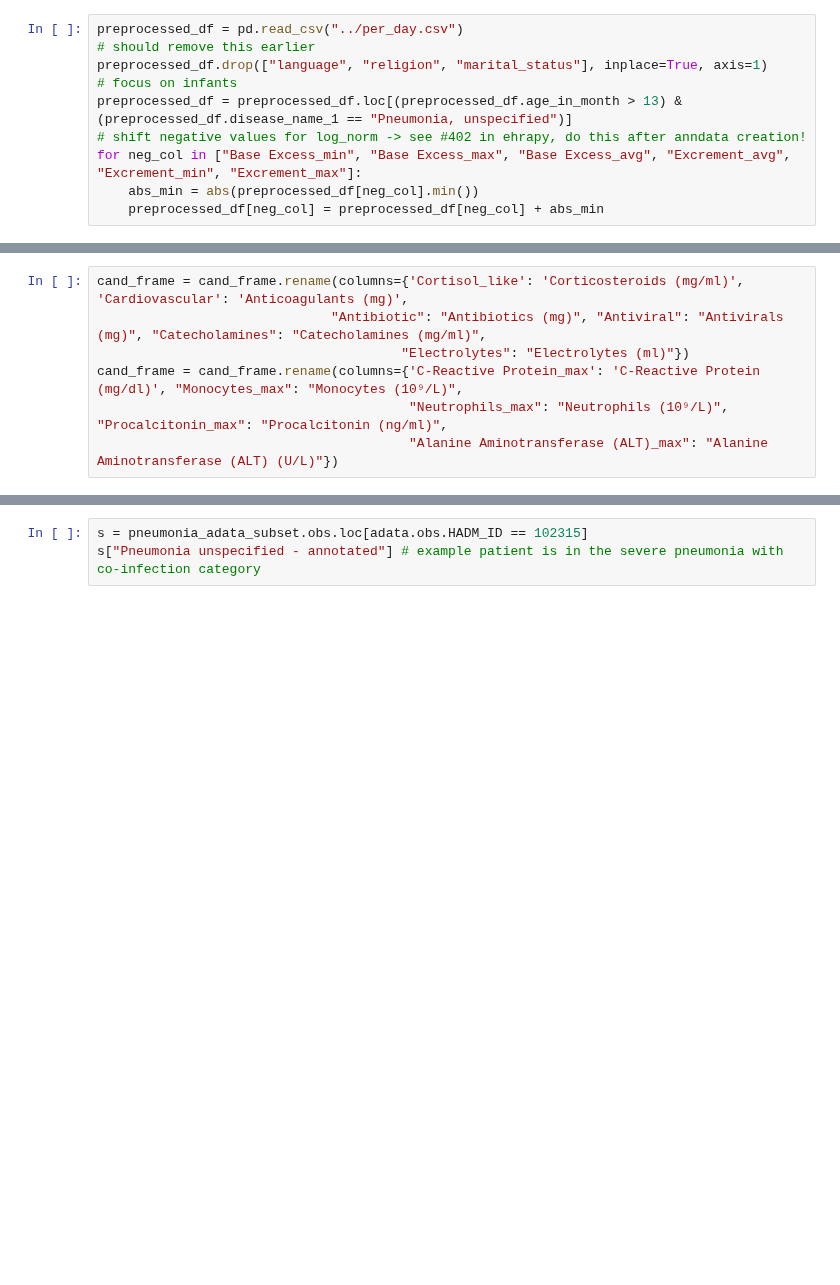
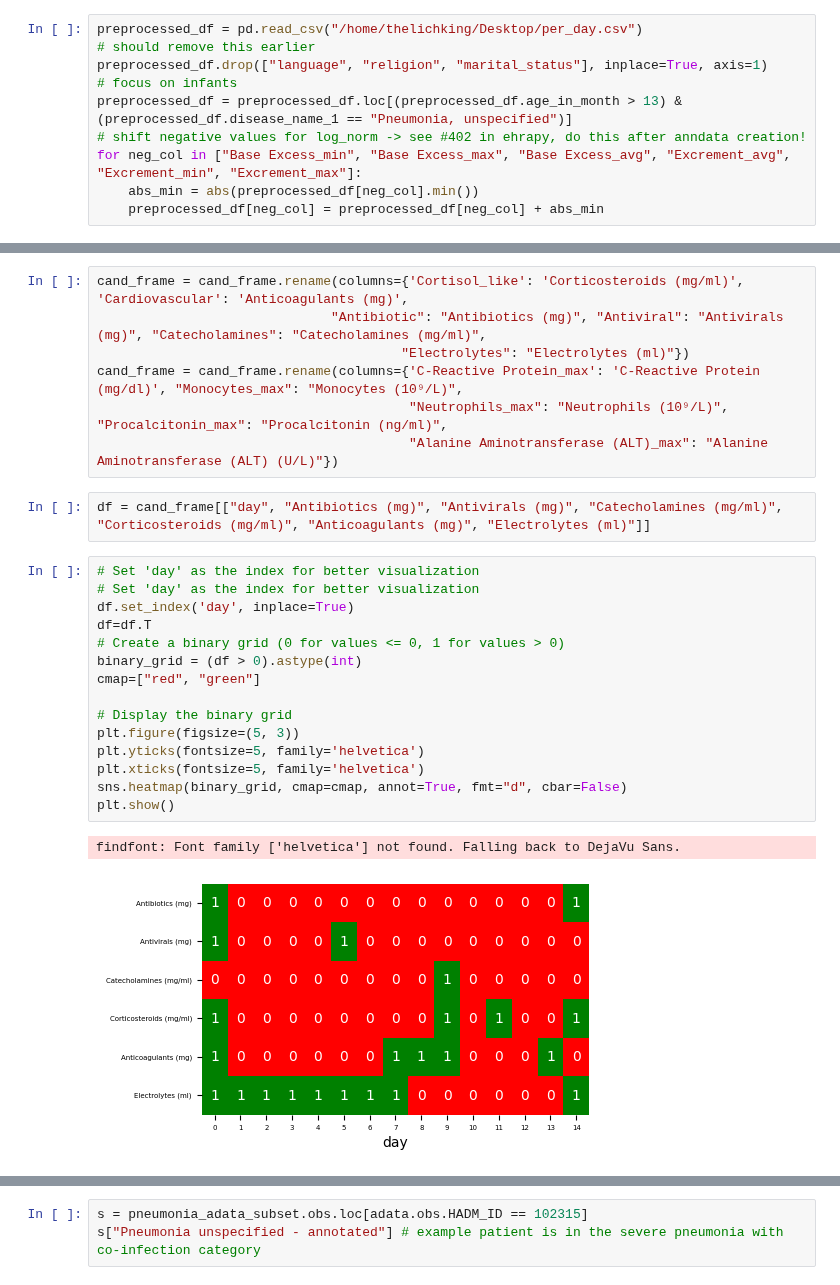
Before and after one commit to theislab/ehrapy-reproducibility, a Jupyter notebook: Figure_3/Figure3_nb.ipynb, the cells around one changed output, grey strips where cells are left out. Saved outputs shown, nothing was run; the diff lists cells and outputs as text; blank space fills up the shorter version.

```diff
--- a/Figure_3/Figure3_nb.ipynb
+++ b/Figure_3/Figure3_nb.ipynb
@@ -477,7 +477,7 @@ with plt.rc_context({"figure.figsize":(3.5,2.5)}):
 # %% [markdown]
 # Part D
 # %%
-preprocessed_df = pd.read_csv("../per_day.csv")
+preprocessed_df = pd.read_csv("/home/thelichking/Desktop/per_day.csv")
 # should remove this earlier
 preprocessed_df.drop(["language", "religion", "marital_status"], inplace=True, axis=1)
 # focus on infants
@@ -562,6 +562,26 @@ cand_frame = cand_frame.rename(columns={'Cortisol_like': 'Corticosteroids (mg/ml
 cand_frame = cand_frame.rename(columns={'C-Reactive Protein_max': 'C-Reactive Protein (mg/dl)', "Monocytes_max": "Monocytes (10⁹/L)",
                                         "Neutrophils_max": "Neutrophils (10⁹/L)", "Procalcitonin_max": "Procalcitonin (ng/ml)",
                                         "Alanine Aminotransferase (ALT)_max": "Alanine Aminotransferase (ALT) (U/L)"})
+# %%
+df = cand_frame[["day", "Antibiotics (mg)", "Antivirals (mg)", "Catecholamines (mg/ml)", "Corticosteroids (mg/ml)", "Anticoagulants (mg)", "Electrolytes (ml)"]]
+# %%
+# Set 'day' as the index for better visualization
+# Set 'day' as the index for better visualization
+df.set_index('day', inplace=True)
+df=df.T
+# Create a binary grid (0 for values <= 0, 1 for values > 0)
+binary_grid = (df > 0).astype(int)
+cmap=["red", "green"]
+
+# Display the binary grid
+plt.figure(figsize=(5, 3))
+plt.yticks(fontsize=5, family='helvetica')
+plt.xticks(fontsize=5, family='helvetica')
+sns.heatmap(binary_grid, cmap=cmap, annot=True, fmt="d", cbar=False)
+plt.show()
+# %% [output]
+findfont: Font family ['helvetica'] not found. Falling back to DejaVu Sans.
+[figure, added]
 # %%
 import seaborn as sns
 import matplotlib.pyplot as plt
```
Also changed, not shown: parts of 6 cells of this notebook, 7 other files.
